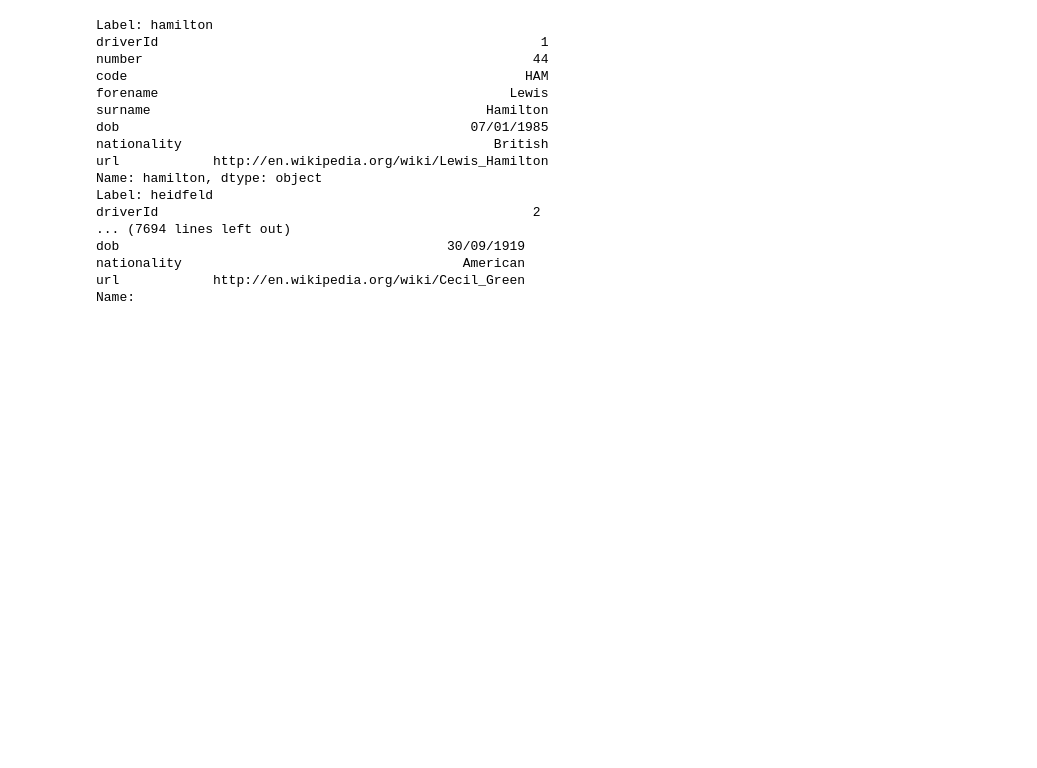
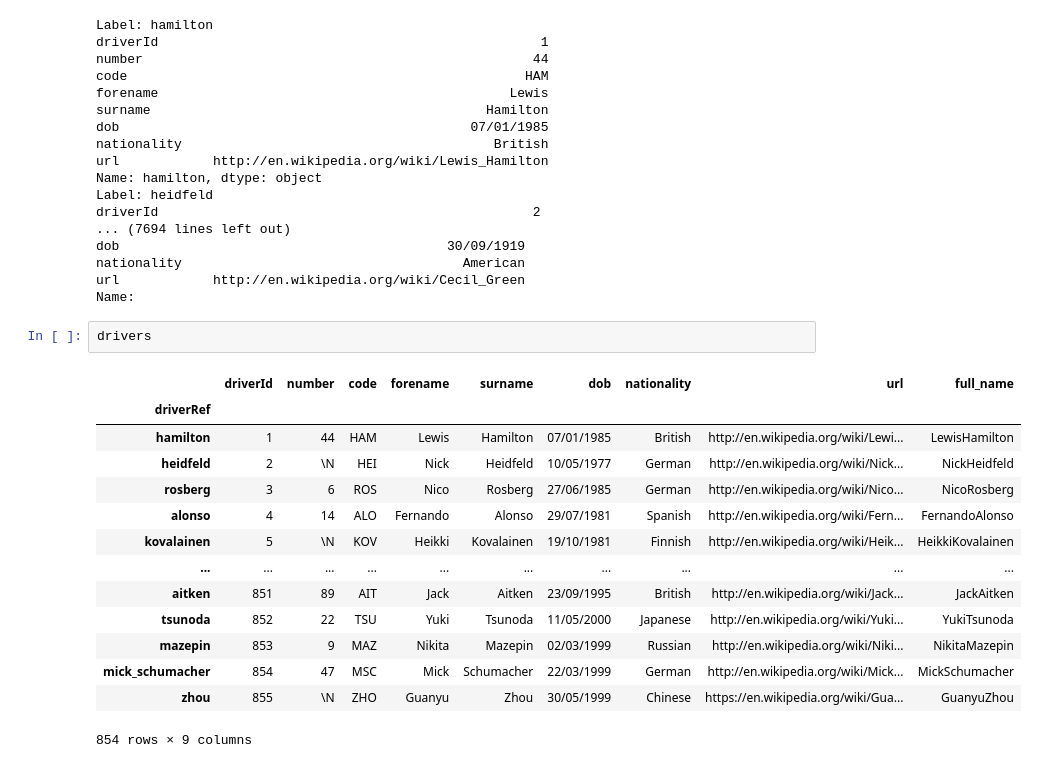
Before and after one commit to Katems22/Kate-O-Repository, a Jupyter notebook: KOR Assignment 13.03.2022.ipynb, the cells around one changed output. Saved outputs shown, nothing was run; the diff lists cells and outputs as text; blank space fills up the shorter version.

```diff
--- a/KOR Assignment 13.03.2022.ipynb
+++ b/KOR Assignment 13.03.2022.ipynb
@@ -621,3 +621,20 @@ dob                                          30/09/1919
 nationality                                    American
 url            http://en.wikipedia.org/wiki/Cecil_Green
 Name:
+# %%
+drivers
+# %% [output]
+|  | driverId | number | code | forename | surname | dob | nationality | url | full_name |
+| driverRef |  |  |  |  |  |  |  |  |  |
+| hamilton | 1 | 44 | HAM | Lewis | Hamilton | 07/01/1985 | British | http://en.wikipedia.org/wiki/Lewi... | LewisHamilton |
+| heidfeld | 2 | \N | HEI | Nick | Heidfeld | 10/05/1977 | German | http://en.wikipedia.org/wiki/Nick... | NickHeidfeld |
+| rosberg | 3 | 6 | ROS | Nico | Rosberg | 27/06/1985 | German | http://en.wikipedia.org/wiki/Nico... | NicoRosberg |
+| alonso | 4 | 14 | ALO | Fernando | Alonso | 29/07/1981 | Spanish | http://en.wikipedia.org/wiki/Fern... | FernandoAlonso |
+| kovalainen | 5 | \N | KOV | Heikki | Kovalainen | 19/10/1981 | Finnish | http://en.wikipedia.org/wiki/Heik... | HeikkiKovalainen |
+| ... | ... | ... | ... | ... | ... | ... | ... | ... | ... |
+| aitken | 851 | 89 | AIT | Jack | Aitken | 23/09/1995 | British | http://en.wikipedia.org/wiki/Jack... | JackAitken |
+| tsunoda | 852 | 22 | TSU | Yuki | Tsunoda | 11/05/2000 | Japanese | http://en.wikipedia.org/wiki/Yuki... | YukiTsunoda |
+| mazepin | 853 | 9 | MAZ | Nikita | Mazepin | 02/03/1999 | Russian | http://en.wikipedia.org/wiki/Niki... | NikitaMazepin |
+| mick_schumacher | 854 | 47 | MSC | Mick | Schumacher | 22/03/1999 | German | http://en.wikipedia.org/wiki/Mick... | MickSchumacher |
+| zhou | 855 | \N | ZHO | Guanyu | Zhou | 30/05/1999 | Chinese | https://en.wikipedia.org/wiki/Gua... | GuanyuZhou |
+854 rows × 9 columns
```
Also changed, not shown: parts of 3 cells of this notebook.
